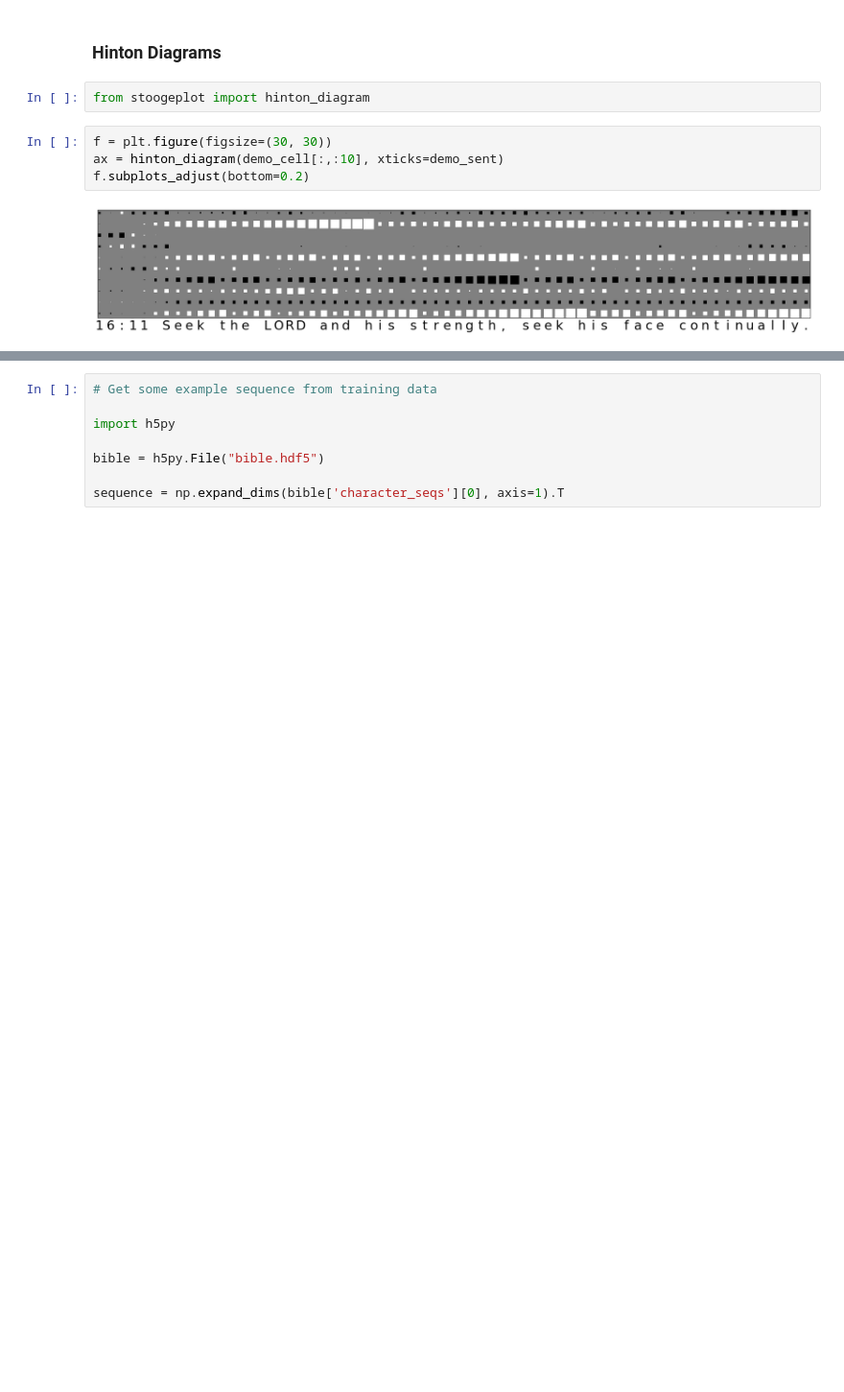
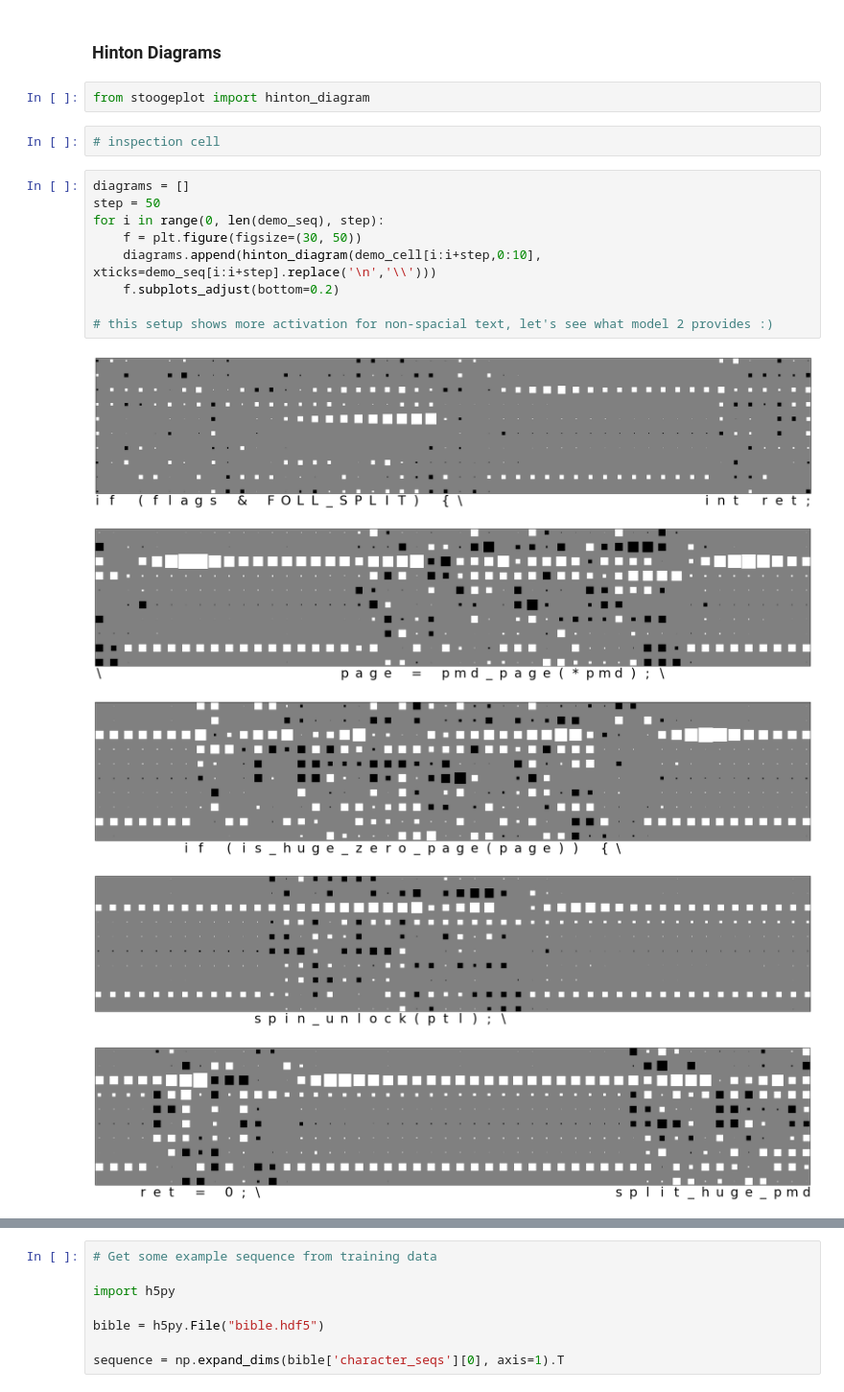
Before and after one commit to Copper-Head/the-three-stooges, a Jupyter notebook: Sandbox.ipynb, the cells around one changed output, grey strips where cells are left out. Shown: that part at 96% size. Cells and saved outputs as stored; diff of their text form; blank space fills up the shorter version.

```diff
--- a/Sandbox.ipynb
+++ b/Sandbox.ipynb
@@ -123,9 +132,20 @@ plt.colorbar()
 ### Hinton Diagrams
 # %%
 from stoogeplot import hinton_diagram
-# %%
-f = plt.figure(figsize=(30, 30))
-ax = hinton_diagram(demo_cell[:,:10], xticks=demo_sent)
-f.subplots_adjust(bottom=0.2)
-# %% [output]
-[figure, removed]
+# %%
+# inspection cell
+# %%
+diagrams = []
+step = 50
+for i in range(0, len(demo_seq), step):
+    f = plt.figure(figsize=(30, 50))
+    diagrams.append(hinton_diagram(demo_cell[i:i+step,0:10], xticks=demo_seq[i:i+step].replace('\n','\\')))
+    f.subplots_adjust(bottom=0.2)
+
+# this setup shows more activation for non-spacial text, let's see what model 2 provides :)
+# %% [output]
+[figure, added]
+[figure, added]
+[figure, added]
+[figure, added]
+[figure, added]
```
Also changed, not shown: parts of 11 cells of this notebook.
